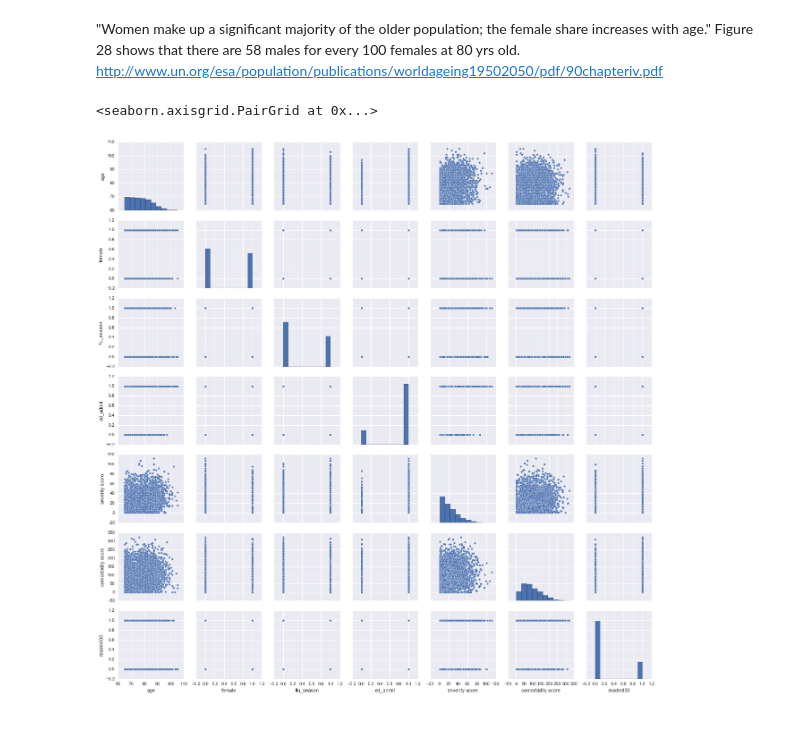
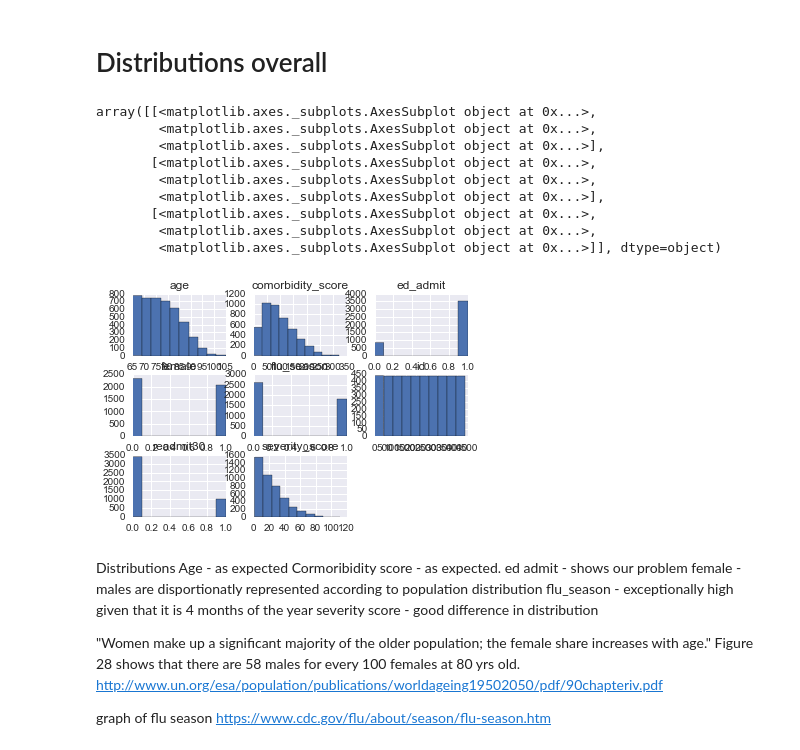
Before and after one commit to ultrarelativistic/Galvanize-Data-Leadership, a Jupyter notebook: final/EDA.ipynb, the cells around one changed output. Cells and saved outputs as stored; diff of their text form; code cells hidden in the pictures.

```diff
--- a/final/EDA.ipynb
+++ b/final/EDA.ipynb
@@ -18,6 +18,15 @@ from pyspark.sql.types import IntegerType
 from pyspark.sql.types import DoubleType
 import locale
 from pyspark.sql.functions import split, explode
+from pyspark.sql.functions import monotonically_increasing_id
+from operator import *
 
 data = spark.read.csv('Final Project Data_Case.csv', header=True, inferSchema=True)
+
+# define a primary key
+data = data.withColumn("id", monotonically_increasing_id())
+# fix column names
+for column in data.columns:
+    data = data.withColumnRenamed(column, column.lower().replace(' ','_'))
+data
 # %% [output]
@@ -45,8 +56,31 @@ x.show()
+# %% [markdown]
+# Distributions overall
+# %%
+x = data.toPandas()
+x.hist()
+# %% [output]
+array([[<matplotlib.axes._subplots.AxesSubplot object at 0x...>,
+        <matplotlib.axes._subplots.AxesSubplot object at 0x...>,
+        <matplotlib.axes._subplots.AxesSubplot object at 0x...>],
+       [<matplotlib.axes._subplots.AxesSubplot object at 0x...>,
+        <matplotlib.axes._subplots.AxesSubplot object at 0x...>,
+        <matplotlib.axes._subplots.AxesSubplot object at 0x...>],
+       [<matplotlib.axes._subplots.AxesSubplot object at 0x...>,
+        <matplotlib.axes._subplots.AxesSubplot object at 0x...>,
+        <matplotlib.axes._subplots.AxesSubplot object at 0x...>]], dtype=object)
+[figure, added]
 # %% [markdown]
+Distributions
+Age - as expected
+Cormoribidity score - as expected.
+ed admit - shows our problem
+female - males are disportionatly represented according to population distribution
+flu_season - exceptionally high given that it is 4 months of the year
+severity score - good difference in distribution
+
+
 "Women make up a significant majority of the older population; the female share increases with age." Figure 28 shows that there are 58 males for every 100 females at 80 yrs old.
 http://www.un.org/esa/population/publications/worldageing19502050/pdf/90chapteriv.pdf
+
+graph of flu season
+https://www.cdc.gov/flu/about/season/flu-season.htm
-# %%
-sns.pairplot(data.toPandas())
-# %% [output]
-<seaborn.axisgrid.PairGrid at 0x...>
-[figure, removed]
```
Also changed, not shown: parts of 14 cells of this notebook.
